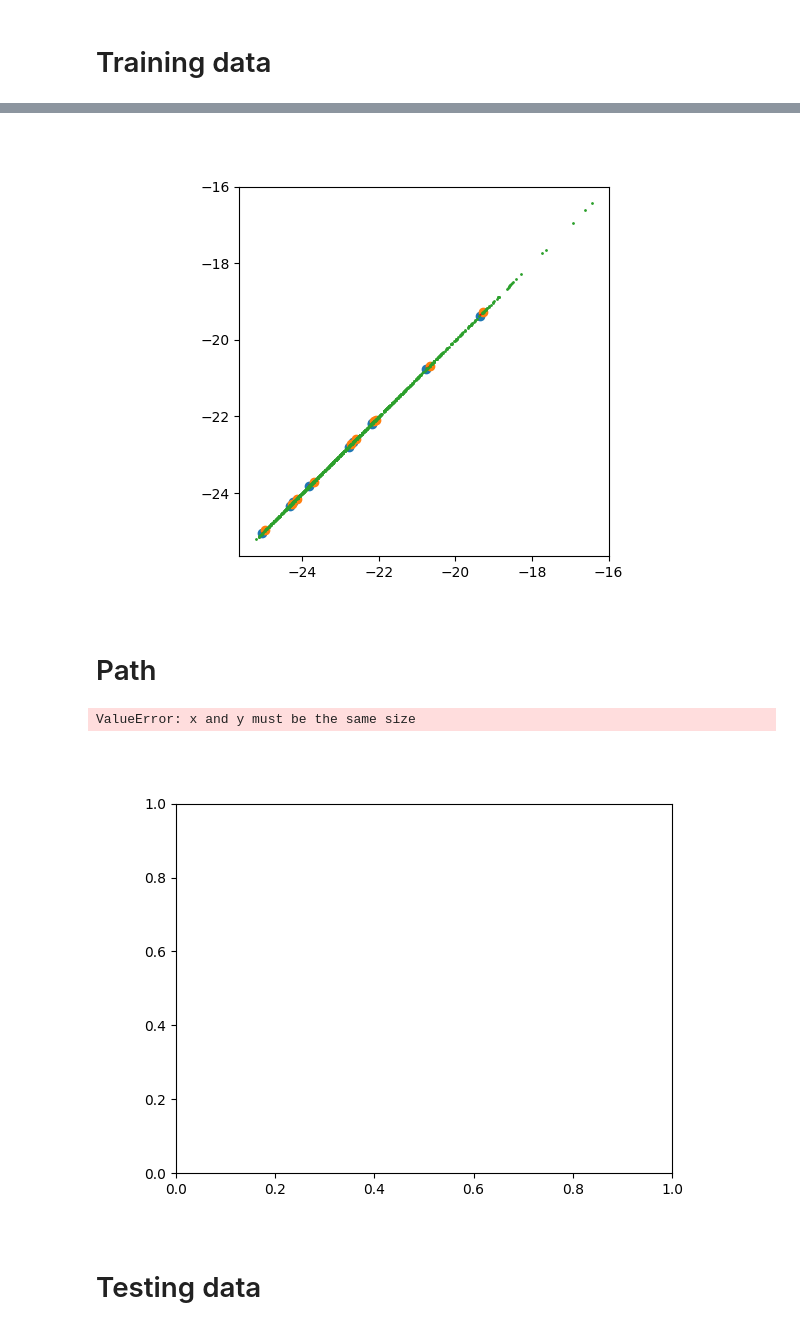
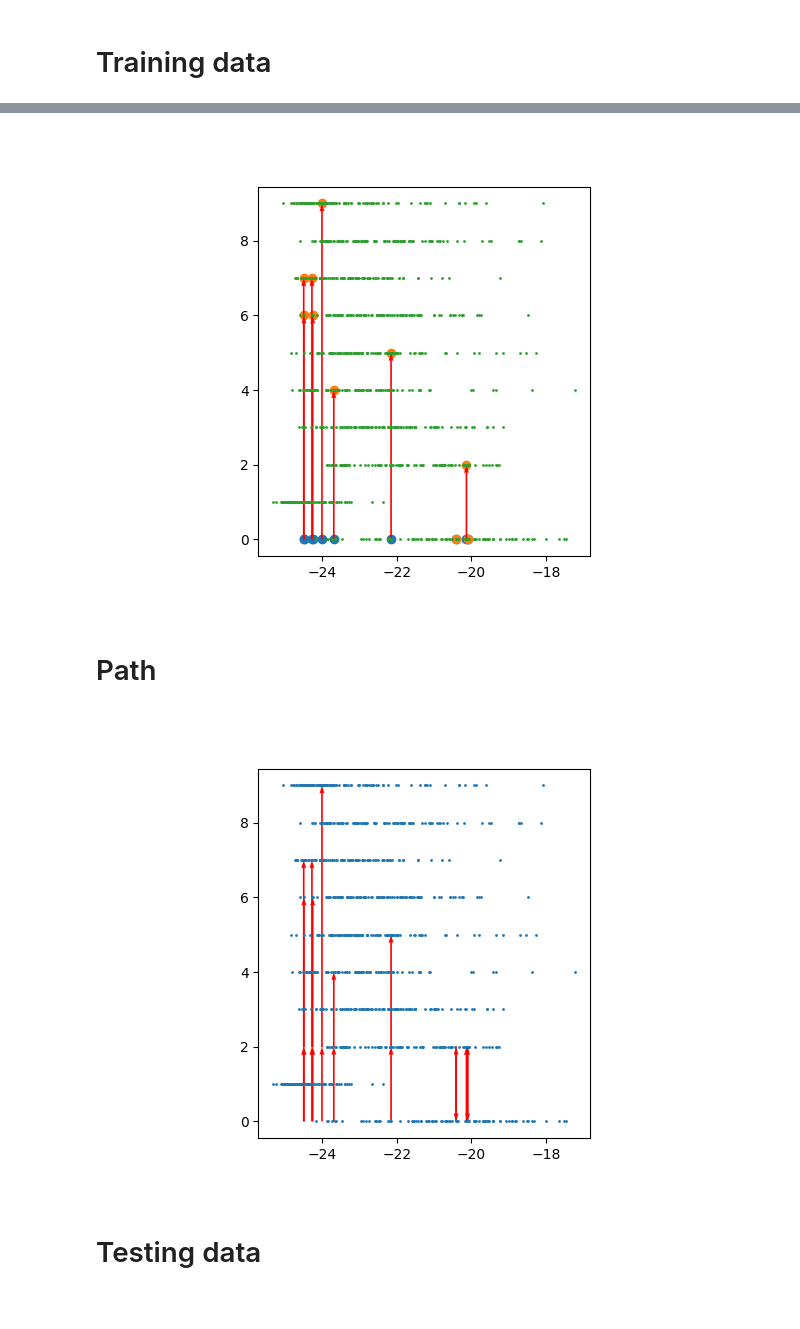
Before and after one commit to rcpaffenroth/iterativennsimple, a Jupyter notebook: notebooks/4-rcp-MLP.ipynb, the cells around one changed output, grey strips where cells are left out. Drawn from its saved outputs; the diff is of its cells as text; code cells hidden in the pictures.

```diff
--- a/notebooks/4-rcp-MLP.ipynb
+++ b/notebooks/4-rcp-MLP.ipynb
@@ -51,7 +51,10 @@ def df_to_tensor(df):
 #name = 'pca_line'
 #name = 'circle'
 #name = 'regression_circle'
+#one_hot_y = False
+
 name = 'MNIST'
+one_hot_y = True
 
 # Read the start data
 z_start = pd.read_parquet(f'../data/processed/{name}_start.parquet')
@@ -208,3 +181,30 @@ def my_plot(z_start, z_target, z_mapped, plot_points, x_idx, y_idx):
+# %%
+def project(z_start, z_mapped, z_target, idx, one_hot=False):
+    if len(idx) == 1:
+        start = z_start[:, idx[0]]
+        target = z_target[:, idx[0]]
+        mapped = z_mapped[:, idx[0]]
+    else:
+        if one_hot:
+            start = torch.argmax(z_start[:, idx], dim=1)
+            target = torch.argmax(z_target[:, idx], dim=1)
+            mapped = torch.argmax(z_mapped[:, idx], dim=1)
+        else:
+            # Use PCA to reduce the dimensionality of the data
+            _, _, V = torch.svd(z_target[:, idx])
+            start = torch.matmul(z_start[:, idx], V[:, 0])
+            target = torch.matmul(z_target[:, idx], V[:, 0])
+            mapped = torch.matmul(z_mapped[:, idx], V[:, 0])
+    return start, mapped, target
+
+
+def my_plot(z_start, z_mapped, z_target, plot_points, x_idx, y_idx, one_hot_y=False):
+    start_x, mapped_x, target_x = project(z_start, z_mapped, z_target, x_idx)
+    start_y, mapped_y, target_y = project(z_start, z_mapped, z_target, y_idx, one_hot_y)
+    plot_2D_start_end(start_x, start_y,
+                      mapped_x, mapped_y,
+                      target_x, target_y,
+                      plot_points)
 # %%
 # Hemingway bridge:  This looks strange.  Need to think about how to plot.
 
@@ -238,39 +221,45 @@ tensor([  0,   1,   2,   3,   4,   5,   6,   7,   8,   9,  10,  11,  12,  13,
 # %%
 plot_iterations = iterations
 
 mapped_tensor = zh_start_tensor
 for i in range(plot_iterations):
     mapped_tensor = map(mapped_tensor)
 mapped_tensor = mapped_tensor.detach()
 
-my_plot(zh_start_tensor, mapped_tensor, zh_target_tensor, plot_points=10, x_idx=x_idx, y_idx=y_idx)
+my_plot(zh_start_tensor, mapped_tensor, zh_target_tensor, plot_points=10, x_idx=x_idx, y_idx=y_idx, one_hot_y=one_hot_y)
 # %% [output]
-[figure, old version]
+[figure, new version]
 # %% [markdown]
 # Path
 # %%
-mapped_tensors = [zh_start_tensor]
+plot_points = 10
+
+
+mapped_tensors = [zh_start_tensor[:plot_points, :]]
 for i in range(iterations):
     mapped_tensors.append(map(mapped_tensors[i]).detach())
 
-plot_points = 10
 
 plt.figure()
 
-plt.scatter(zh_target_tensor[:, x_idx], zh_target_tensor[:, y_idx], s=1)
 for i, mapped_tensor in enumerate(mapped_tensors):
     if i > 0:
         start = mapped_tensors[i-1]
-        target = mapped_tensors[i]
-        dx = target[:plot_points, x_idx]-start[:plot_points, x_idx]
-        dy = target[:plot_points, y_idx]-start[:plot_points, y_idx]
-        plt.quiver(start[:plot_points, x_idx], start[:plot_points, y_idx], dx, dy, scale=1, scale_units='xy', angles='xy', color='r', width=0.005)
+        mapped = mapped_tensors[i]
+
+        start_x, mapped_x, target_x = project(start, mapped, zh_target_tensor, idx=x_idx)
+        start_y, mapped_y, target_y = project(start, mapped, zh_target_tensor, idx=y_idx, one_hot=one_hot_y)
+
+        dx = mapped_x-start_x
+        dy = mapped_y-start_y
+        plt.quiver(start_x, start_y, dx, dy, scale=1, scale_units='xy', angles='xy', color='r', width=0.005)
+
+plt.scatter(target_x, target_y, s=1)
 
 plt.gca().set_aspect('equal')
 plt.show()
 # %% [output]
-ValueError: x and y must be the same size
-[figure, old version]
+[figure, new version]
 # %% [markdown]
 # Testing data
 # %%
```
Also changed, not shown: parts of 5 cells of this notebook, 1 other file.
